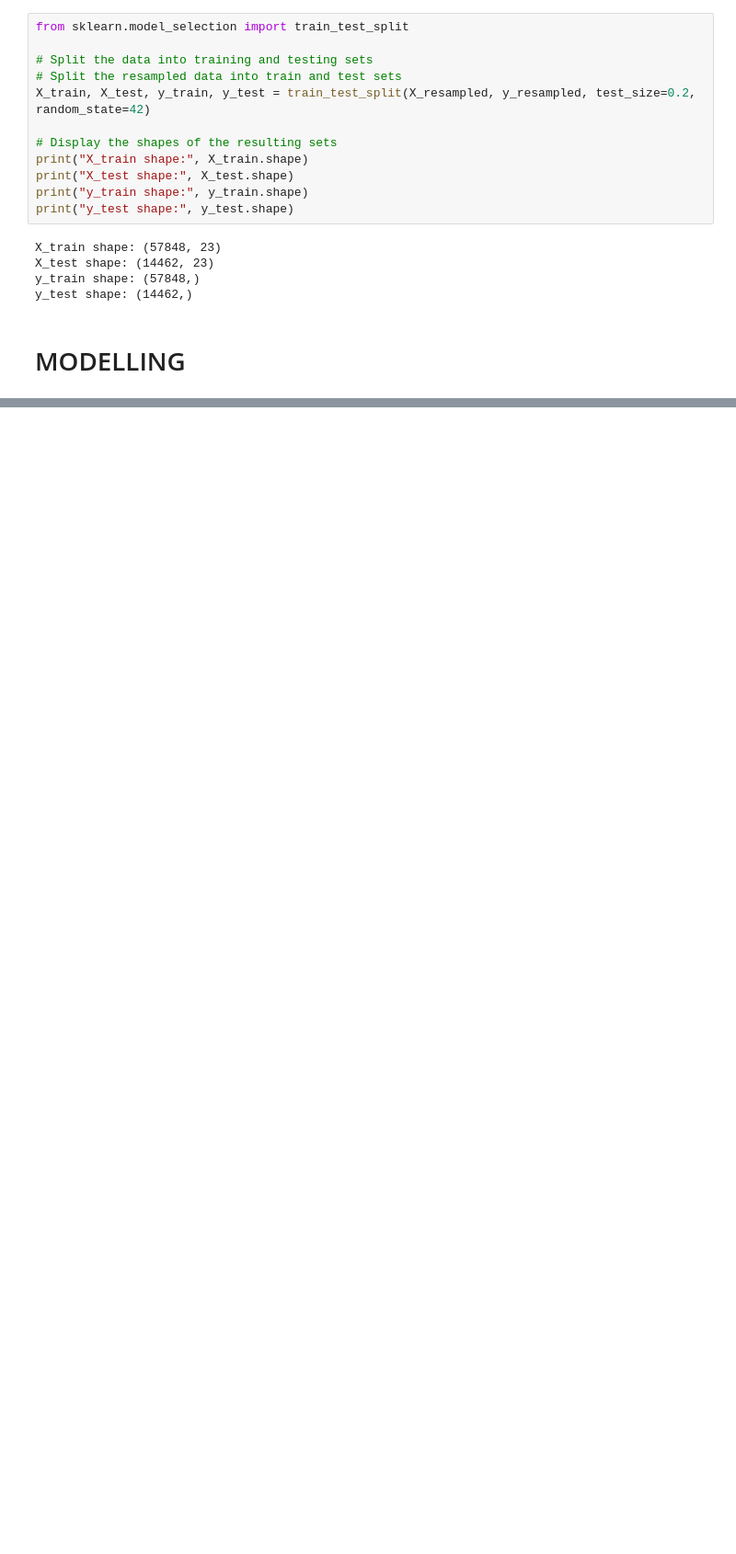
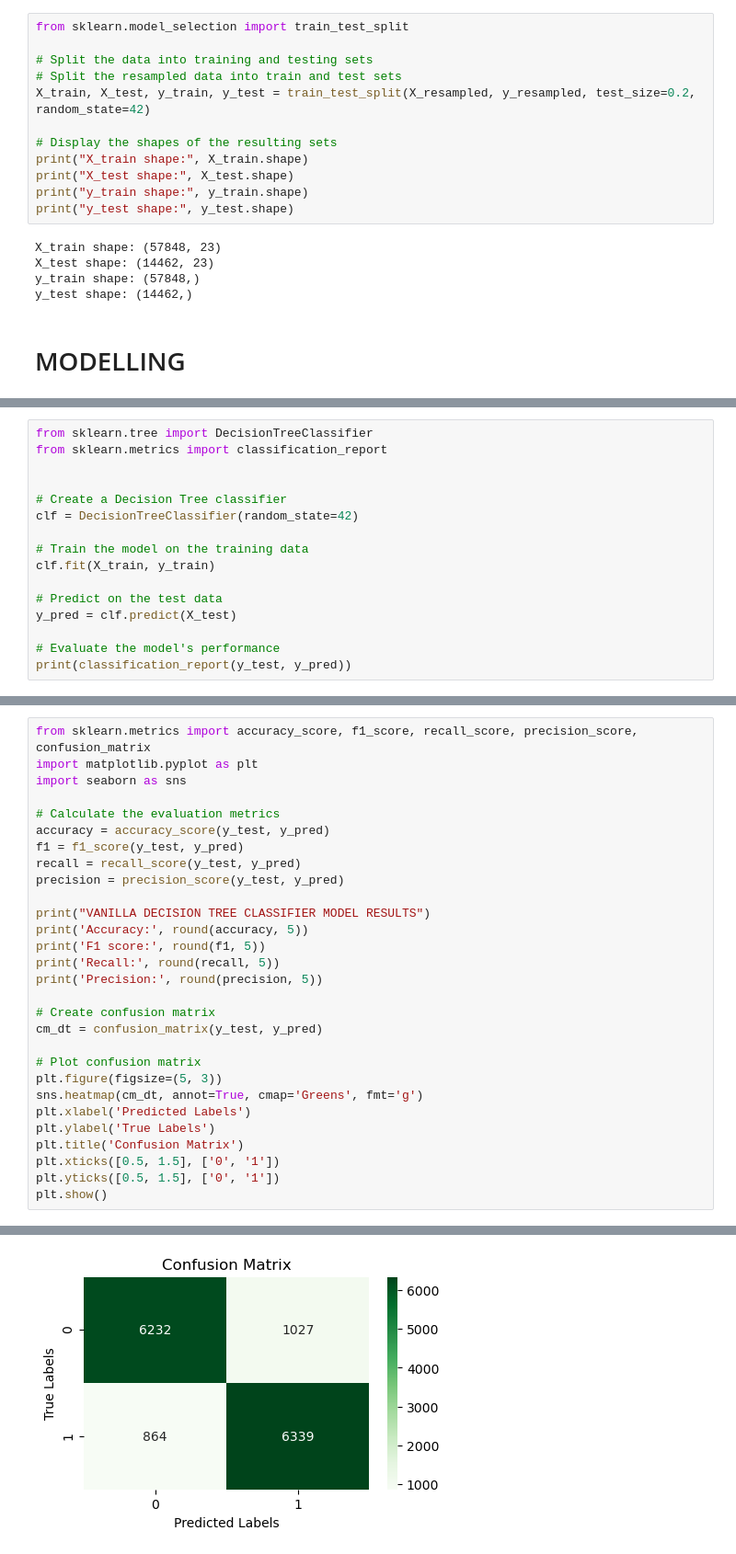
Before and after one commit to Isaac-Ndirangu-Muturi-749/Predictive-Marketing-Campaign-Analysis-Analysis-for-Bank-Term-Deposit-Subscription-Using-Decision-Tr, a Jupyter notebook: jupyter_notebook.ipynb, the cells around one changed output, grey strips where cells are left out. Shown at 92% size. Saved outputs shown, nothing was run; the diff lists cells and outputs as text; blank space fills up the shorter version.

```diff
--- a/jupyter_notebook.ipynb
+++ b/jupyter_notebook.ipynb
@@ -653,0 +656,16 @@ y_test shape: (14462,)
+# %%
+from sklearn.tree import DecisionTreeClassifier
+from sklearn.metrics import classification_report
+
+
+# Create a Decision Tree classifier
+clf = DecisionTreeClassifier(random_state=42)
+
+# Train the model on the training data
+clf.fit(X_train, y_train)
+
+# Predict on the test data
+y_pred = clf.predict(X_test)
+
+# Evaluate the model's performance
+print(classification_report(y_test, y_pred))
@@ -653,0 +681,30 @@ y_test shape: (14462,)
+# %%
+from sklearn.metrics import accuracy_score, f1_score, recall_score, precision_score, confusion_matrix
+import matplotlib.pyplot as plt
+import seaborn as sns
+
+# Calculate the evaluation metrics
+accuracy = accuracy_score(y_test, y_pred)
+f1 = f1_score(y_test, y_pred)
+recall = recall_score(y_test, y_pred)
+precision = precision_score(y_test, y_pred)
+
+print("VANILLA DECISION TREE CLASSIFIER MODEL RESULTS")
+print('Accuracy:', round(accuracy, 5))
+print('F1 score:', round(f1, 5))
+print('Recall:', round(recall, 5))
+print('Precision:', round(precision, 5))
+
+# Create confusion matrix
+cm_dt = confusion_matrix(y_test, y_pred)
+
+# Plot confusion matrix
+plt.figure(figsize=(5, 3))
+sns.heatmap(cm_dt, annot=True, cmap='Greens', fmt='g')
+plt.xlabel('Predicted Labels')
+plt.ylabel('True Labels')
+plt.title('Confusion Matrix')
+plt.xticks([0.5, 1.5], ['0', '1'])
+plt.yticks([0.5, 1.5], ['0', '1'])
+plt.show()
+# %% [output]
@@ -653,0 +716 @@ y_test shape: (14462,)
+[figure, added]
```
Also changed, not shown: parts of 9 cells of this notebook.
